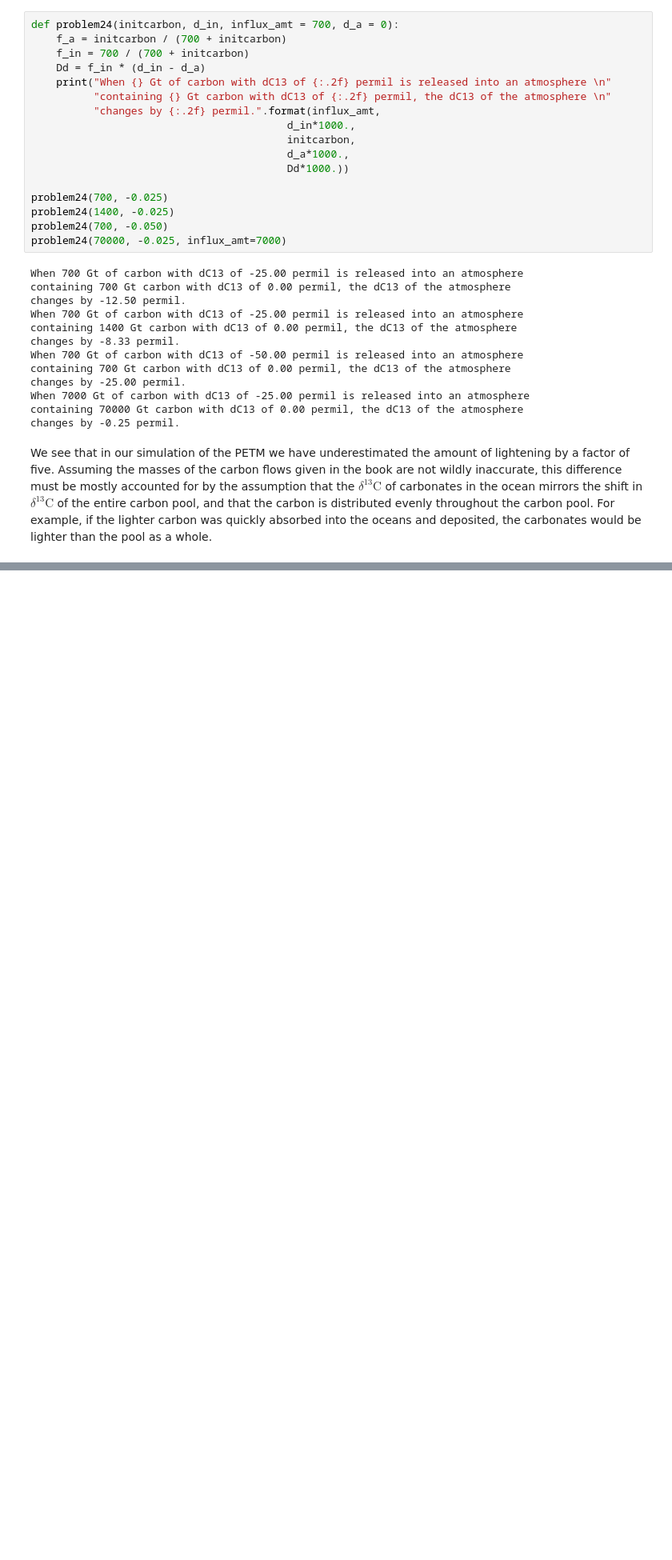
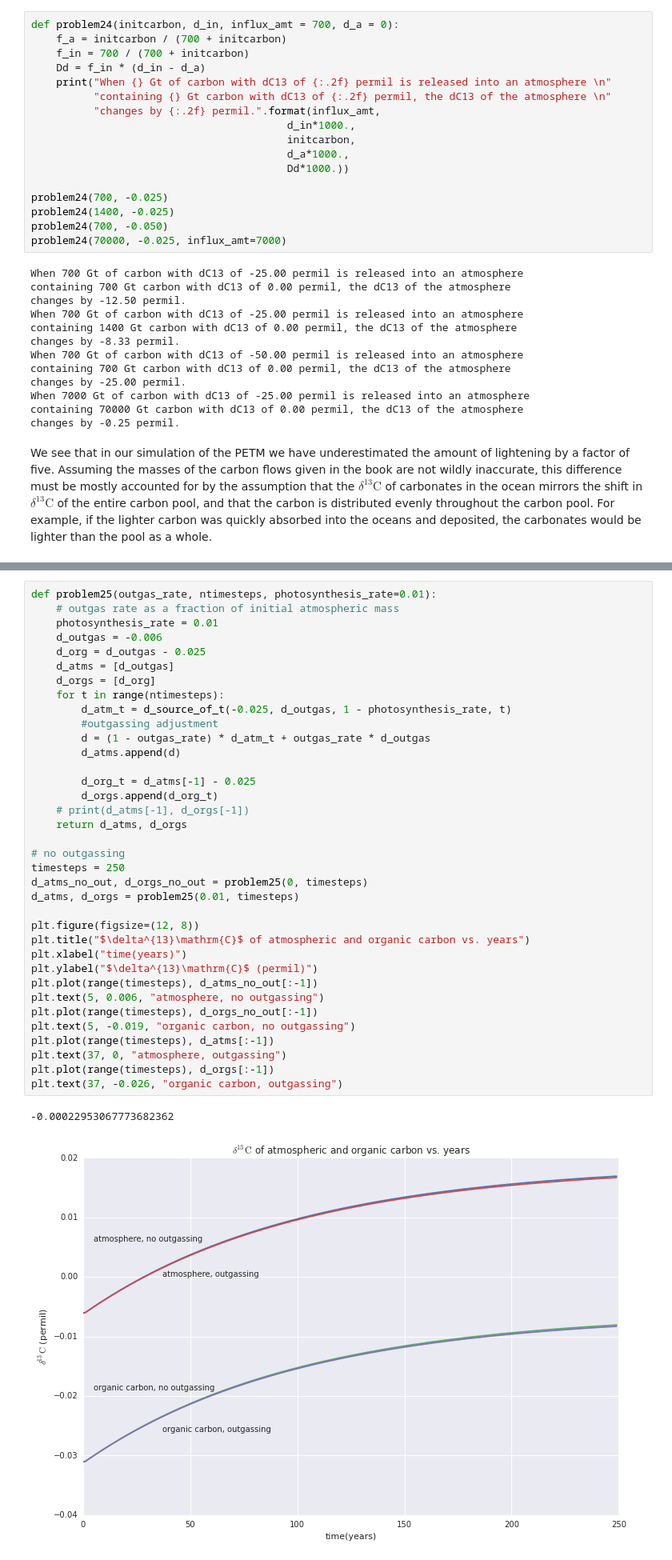
Before and after one commit to jdangerx/planetaryclimate, a Jupyter notebook: ch1.ipynb, the cells around one changed output, grey strips where cells are left out. Shown at 80% size. Drawn from its saved outputs; the diff is of its cells as text; blank space fills up the shorter version.

```diff
--- a/ch1.ipynb
+++ b/ch1.ipynb
@@ -970,0 +975,39 @@ deposited, the carbonates would be lighter than the pool as a whole.
+# %%
+def problem25(outgas_rate, ntimesteps, photosynthesis_rate=0.01):
+    # outgas rate as a fraction of initial atmospheric mass
+    photosynthesis_rate = 0.01
+    d_outgas = -0.006
+    d_org = d_outgas - 0.025
+    d_atms = [d_outgas]
+    d_orgs = [d_org]
+    for t in range(ntimesteps):
+        d_atm_t = d_source_of_t(-0.025, d_outgas, 1 - photosynthesis_rate, t)
+        #outgassing adjustment
+        d = (1 - outgas_rate) * d_atm_t + outgas_rate * d_outgas
+        d_atms.append(d)
+
+        d_org_t = d_atms[-1] - 0.025
+        d_orgs.append(d_org_t)
+    # print(d_atms[-1], d_orgs[-1])
+    return d_atms, d_orgs
+
+# no outgassing
+timesteps = 250
+d_atms_no_out, d_orgs_no_out = problem25(0, timesteps)
+d_atms, d_orgs = problem25(0.01, timesteps)
+
+plt.figure(figsize=(12, 8))
+plt.title("$\delta^{13}\mathrm{C}$ of atmospheric and organic carbon vs. years")
+plt.xlabel("time(years)")
+plt.ylabel("$\delta^{13}\mathrm{C}$ (permil)")
+plt.plot(range(timesteps), d_atms_no_out[:-1])
+plt.text(5, 0.006, "atmosphere, no outgassing")
+plt.plot(range(timesteps), d_orgs_no_out[:-1])
+plt.text(5, -0.019, "organic carbon, no outgassing")
+plt.plot(range(timesteps), d_atms[:-1])
+plt.text(37, 0, "atmosphere, outgassing")
+plt.plot(range(timesteps), d_orgs[:-1])
+plt.text(37, -0.026, "organic carbon, outgassing")
+# %% [output]
+-0.00022953067773682362
+[figure, added]
```
Also changed, not shown: parts of 4 cells of this notebook.
